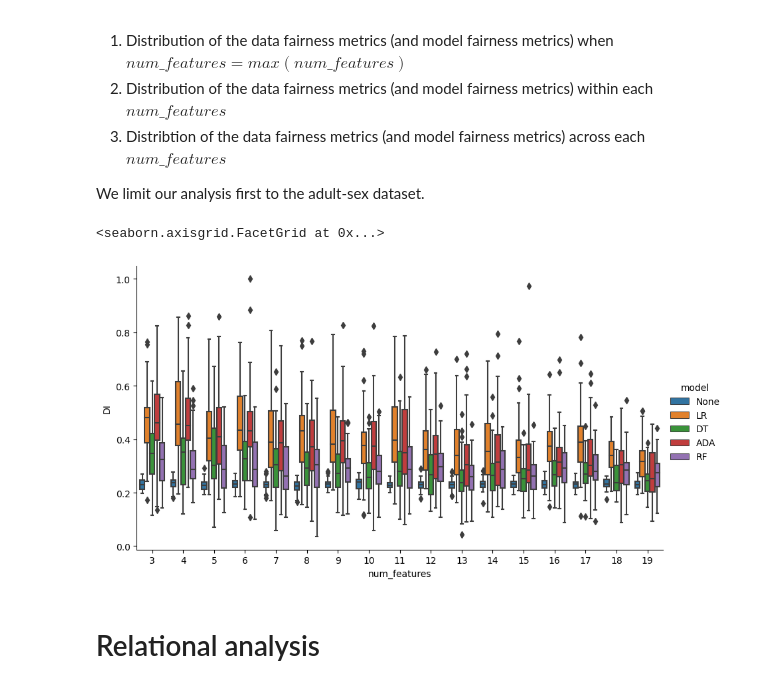
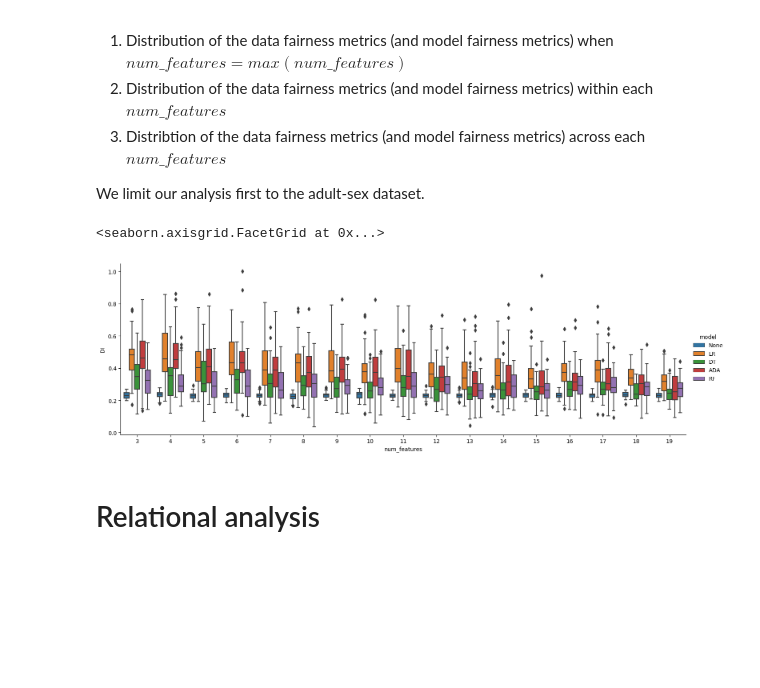
Before and after one commit to arumoy-shome/shome2022qualitative, a Jupyter notebook: docs/exp-feature-sets.ipynb, the cells around one changed output. Saved outputs shown, nothing was run; the diff lists cells and outputs as text; code cells hidden in the pictures; blank space fills up the shorter version.

```diff
--- a/docs/exp-feature-sets.ipynb
+++ b/docs/exp-feature-sets.ipynb
@@ -217,15 +218,15 @@ We limit our analysis first to the adult-sex dataset.
 # %%
 sns.catplot(
     data=data[data["dataset"] == "bank-age"],
     kind="box",
     x="num_features",
     y="DI",
     hue="model",
-    aspect=1.75,
+    aspect=3,
 )
 # %% [output]
 <seaborn.axisgrid.FacetGrid at 0x...>
-[figure, old version]
+[figure, new version]
 # %% [markdown]
 # Relational analysis
 # %%
```
Also changed, not shown: parts of 27 cells of this notebook, 1 other file.
